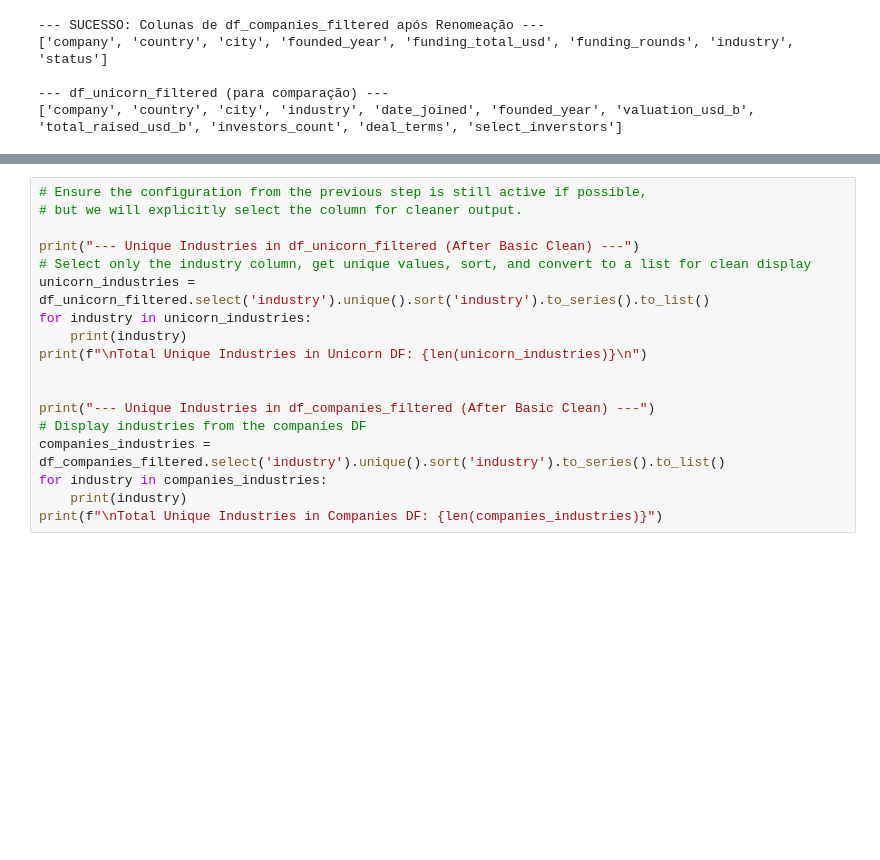
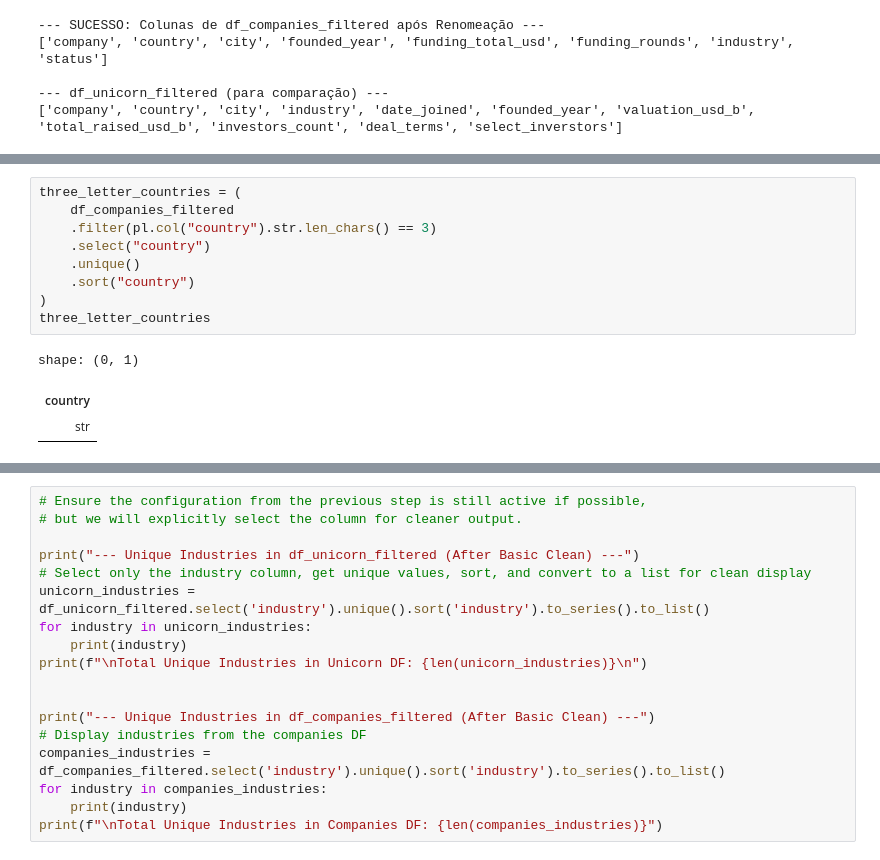
Before and after one commit to feitenjj/tech-startups-analysis, a Jupyter notebook: notebooks/Clean_dataset.ipynb, the cells around one changed output, grey strips where cells are left out. Cells and saved outputs as stored; diff of their text form; blank space fills up the shorter version.

```diff
--- a/notebooks/Clean_dataset.ipynb
+++ b/notebooks/Clean_dataset.ipynb
@@ -754,0 +908,13 @@ df_companies_filtered = df_companies_filtered.with_columns(
+# %%
+three_letter_countries = (
+    df_companies_filtered
+    .filter(pl.col("country").str.len_chars() == 3)
+    .select("country")
+    .unique()
+    .sort("country")
+)
+three_letter_countries
+# %% [output]
+shape: (0, 1)
+| country |
+| str |
```
Also changed, not shown: parts of 15 cells of this notebook, 37 other files.
